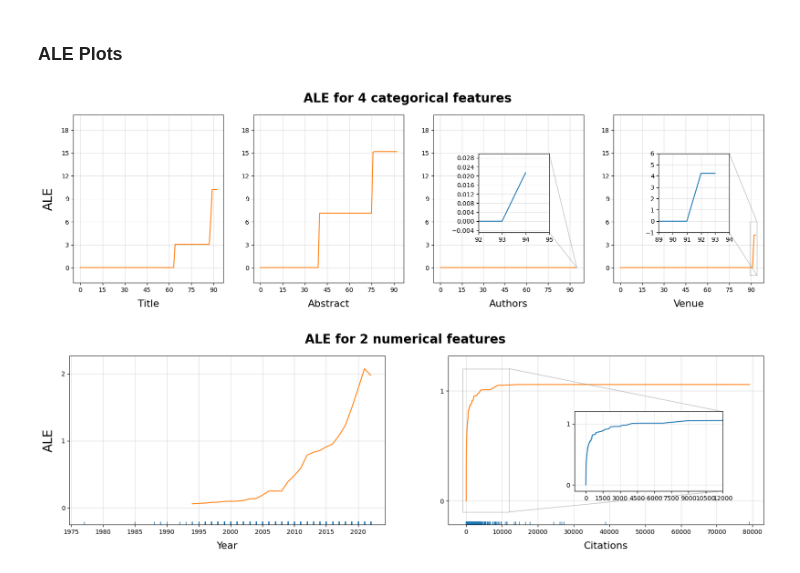
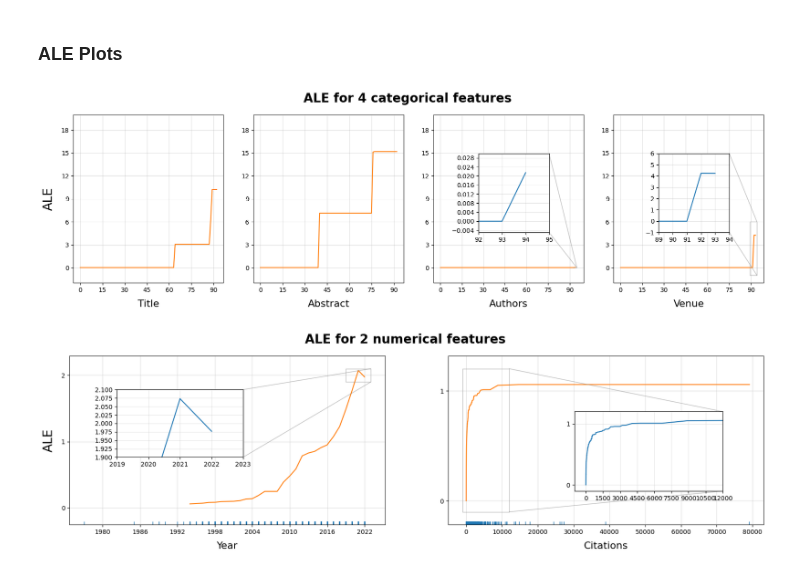
Before and after one commit to youyinnn/s2search, a Jupyter notebook: pipelining/ale-exp1/ale-exp1_cslg_1w_ale_plotting.ipynb, the cells around one changed output. Cells and saved outputs as stored; diff of their text form; code cells hidden in the pictures.

```diff
--- a/pipelining/ale-exp1/ale-exp1_cslg_1w_ale_plotting.ipynb
+++ b/pipelining/ale-exp1/ale-exp1_cslg_1w_ale_plotting.ipynb
@@ -137,7 +140,11 @@ numerical_plot_conf = [
         'xlabel': 'Year',
         'ylabel': 'ALE',
         'ale_xy': ale_xy['year'],
-        'rug': True
+        'zoom': {
+            'inset_axes': [0.15, 0.4, 0.4, 0.4],
+            'x_limit': [2019, 2023],
+            'y_limit': [1.9, 2.1],
+        },
     },
     {
         'xlabel': 'Citations',
@@ -180,31 +187,31 @@ def pdp_plot(confs, title):
                 # axes.set_ylim([-1, 3])
                 pass
             else:
                 axes.set_ylim([-2, 20])
 
         if 'zoom' in conf:
             axins = axes.inset_axes(conf['zoom']['inset_axes'])
             axins.xaxis.set_major_locator(MaxNLocator(integer=True))
             axins.yaxis.set_major_locator(MaxNLocator(integer=True))
             axins.plot(conf['ale_xy']['x'], conf['ale_xy']['y'])
             axins.set_xlim(conf['zoom']['x_limit'])
             axins.set_ylim(conf['zoom']['y_limit'])
             axins.grid(alpha=0.3)
             rectpatch, connects = axes.indicate_inset_zoom(axins)
             connects[0].set_visible(False)
             connects[1].set_visible(False)
             connects[2].set_visible(True)
             connects[3].set_visible(True)
 
         subplot_idx += 1
 
 pdp_plot(categorical_plot_conf, f"ALE for {len(categorical_plot_conf)} categorical features")
 plt.savefig(os.path.join('.', 'plot', f'{sample_name}-1wale-categorical.png'), facecolor='white', transparent=False, bbox_inches='tight')
 
 pdp_plot(numerical_plot_conf, f"ALE for {len(numerical_plot_conf)} numerical features")
 plt.savefig(os.path.join('.', 'plot', f'{sample_name}-1wale-numerical.png'), facecolor='white', transparent=False, bbox_inches='tight')
 
 plt.show()
 # %% [output]
 [figure]
-[figure, old version]
+[figure, new version]
```
Also changed, not shown: parts of 1 cell of this notebook, 23 other files.
